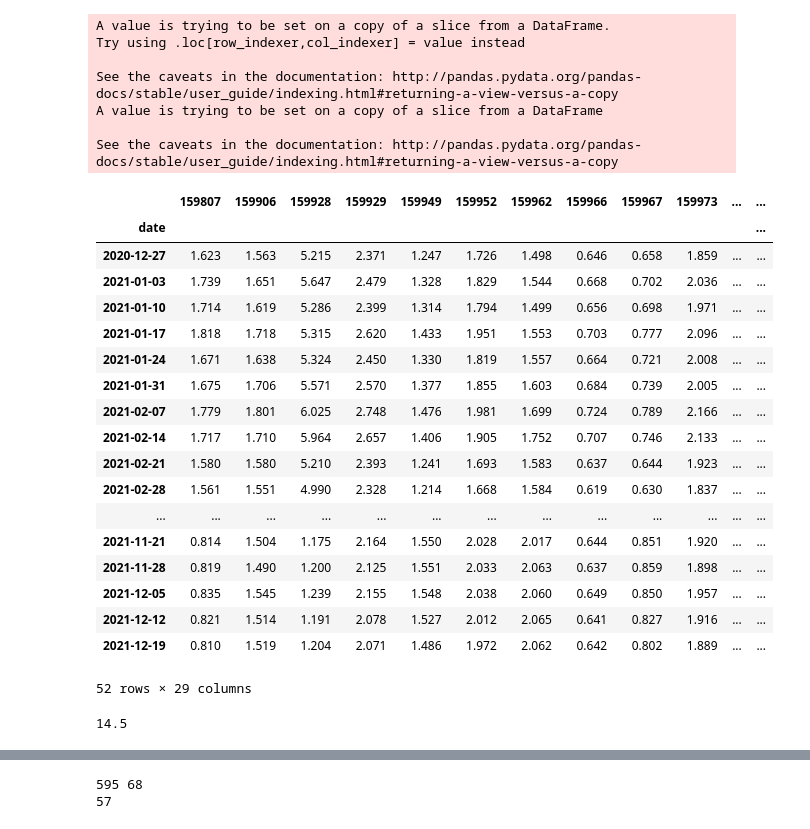
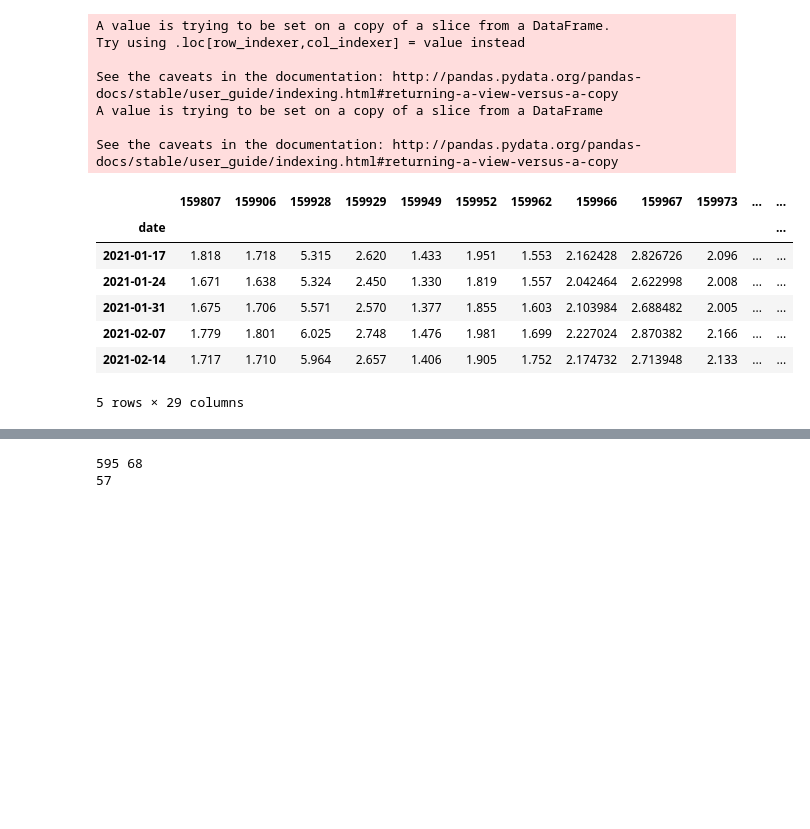
Before and after one commit to rufushuachen/code_bk, a Jupyter notebook: ETF.ipynb, the cells around one changed output, grey strips where cells are left out. Cells and saved outputs as stored; diff of their text form; code cells hidden in the pictures; blank space fills up the shorter version.

```diff
--- a/ETF.ipynb
+++ b/ETF.ipynb
@@ -13,6 +13,11 @@ plt.style.use('ggplot')
 
 
 def ret_df(w):
+    """
+    1.计算指数收益率，形成序列
+    2.对每个指数收益率序列计算中位数
+    3.对中位数进行排序
+    """
     path = 'D:\\Quant_Code\\data\\index\\weekly_index.csv'
 #     path = 'D:\\Quant_Code\\data\\index\\weekly_sw_3.csv'
     df = pd.read_csv(path)
@@ -21,11 +26,11 @@ def ret_df(w):
     for i in codes:
         df_t = df[df['code'] == i]
         df_t.reset_index(drop=True,inplace=True)
-        df_t['ret'] =(df_t['close_last']/df_t['close_last'].shift(w)-1)
+        df_t['ret'] =(df_t['close_last']/df_t['close_last'].shift(w)-1)    #计算收益率
         df_t= df_t.iloc[w:].fillna(0)
-        df_list.append(np.median(df_t['ret']))
+        df_list.append(np.median(df_t['ret'])) #计算中位数
 
-    res = sorted(dict(zip(codes,df_list)).items(),key=lambda x:x[1],reverse=True)
+    res = sorted(dict(zip(codes,df_list)).items(),key=lambda x:x[1],reverse=True) #排序
     codes_sorted = list()
     for i in res:
         codes_sorted.append(i[0])
@@ -40,12 +45,12 @@ def get_ETF_filt(path='D:\\Quant_Code\\data\\ETF\\ETF_filt.csv'):
 
 
 def format_str(se):
-    return re.sub(r'[\%]', "", str(se))
+    return re.sub(r'[\%]', "", str(se)) #替换字符'%'
 def format_str_code(se):
-    return re.sub(r'[\D]', "", str(se))
+    return re.sub(r'[\D]', "", str(se)) #替换非数字的字符,去除ETF代码中的特殊字符
 
 def get_ETF_codes():
-    codes = ret_df(12)[0:66]
+    codes = ret_df(12)[0:66] #选取排名靠前的66个指数
     df = get_ETF_filt()
     codes_list = list()
     names_list = list()
@@ -55,64 +60,49 @@ def get_ETF_codes():
         if df_t['name'].tolist()[0:2]:
             codes_list.append(df_t['name'].tolist()[0])
             names_list.append(df_t['code'].tolist()[0])
-    [format_str_code(i) for i in names_list]
+    #[format_str_code(i) for i in names_list]
     return [format_str_code(i) for i in names_list],codes_list
 
-def get_weekly_ETF_data(path='D:\\Quant_Code\\data\\ETF\\weekly_ETF.csv'):
+def get_weekly_ETF_data(path='D:\\Quant_Code\\data\\ETF_weekly\\weekly_ETF_hfq20220113.csv'):
     df_list =list()
     df = pd.read_csv(path)
     df['code'] = df['code'].apply(lambda x: format_str_code(x))
-    cols =['date','code','close_last']
-    names,codes = get_ETF_codes()
+    cols =['date','code','close_hfq_last']
+    names,codes = get_ETF_codes() #names:代码，codes:汉字名
 
     df_t = df[cols].copy()
     for code in names:
         df_s = df_t[df_t['code']==code].copy()
         if df_s.shape[0] >= 52:
             df_s = df_s.iloc[-52:].copy()
             df_s.set_index(['date','code'],inplace=True)
             df_list.append(df_s)
     df_res =pd.concat(df_list,axis=0)
     cols = [''.join(col) for col in df_res.columns.values] #把双层索引连接成字符串
     df_res.columns = [format_str_code(i) for i in cols] #保留双层索引数字部分
 
     return df_res.unstack()
 
 
 df = get_weekly_ETF_data()
 
 
 df.columns = [i[1] for  i in df.columns] #把双层索引转为单层索引
 
-df
+df.head()
 # %% [output]
 A value is trying to be set on a copy of a slice from a DataFrame.
 Try using .loc[row_indexer,col_indexer] = value instead
 
 See the caveats in the documentation: http://pandas.pydata.org/pandas-docs/stable/user_guide/indexing.html#returning-a-view-versus-a-copy
 A value is trying to be set on a copy of a slice from a DataFrame
 
 See the caveats in the documentation: http://pandas.pydata.org/pandas-docs/stable/user_guide/indexing.html#returning-a-view-versus-a-copy
 |  | 159807 | 159906 | 159928 | 159929 | 159949 | 159952 | 159962 | 159966 | 159967 | 159973 | ... | ... |
 | date |  |  |  |  |  |  |  |  |  |  |  | ... |
-| 2020-12-27 | 1.623 | 1.563 | 5.215 | 2.371 | 1.247 | 1.726 | 1.498 | 0.646 | 0.658 | 1.859 | ... | ... |
-| 2021-01-03 | 1.739 | 1.651 | 5.647 | 2.479 | 1.328 | 1.829 | 1.544 | 0.668 | 0.702 | 2.036 | ... | ... |
-| 2021-01-10 | 1.714 | 1.619 | 5.286 | 2.399 | 1.314 | 1.794 | 1.499 | 0.656 | 0.698 | 1.971 | ... | ... |
-| 2021-01-17 | 1.818 | 1.718 | 5.315 | 2.620 | 1.433 | 1.951 | 1.553 | 0.703 | 0.777 | 2.096 | ... | ... |
-| 2021-01-24 | 1.671 | 1.638 | 5.324 | 2.450 | 1.330 | 1.819 | 1.557 | 0.664 | 0.721 | 2.008 | ... | ... |
-| 2021-01-31 | 1.675 | 1.706 | 5.571 | 2.570 | 1.377 | 1.855 | 1.603 | 0.684 | 0.739 | 2.005 | ... | ... |
-| 2021-02-07 | 1.779 | 1.801 | 6.025 | 2.748 | 1.476 | 1.981 | 1.699 | 0.724 | 0.789 | 2.166 | ... | ... |
-| 2021-02-14 | 1.717 | 1.710 | 5.964 | 2.657 | 1.406 | 1.905 | 1.752 | 0.707 | 0.746 | 2.133 | ... | ... |
-| 2021-02-21 | 1.580 | 1.580 | 5.210 | 2.393 | 1.241 | 1.693 | 1.583 | 0.637 | 0.644 | 1.923 | ... | ... |
-| 2021-02-28 | 1.561 | 1.551 | 4.990 | 2.328 | 1.214 | 1.668 | 1.584 | 0.619 | 0.630 | 1.837 | ... | ... |
-| ... | ... | ... | ... | ... | ... | ... | ... | ... | ... | ... | ... | ... |
-| 2021-11-21 | 0.814 | 1.504 | 1.175 | 2.164 | 1.550 | 2.028 | 2.017 | 0.644 | 0.851 | 1.920 | ... | ... |
-| 2021-11-28 | 0.819 | 1.490 | 1.200 | 2.125 | 1.551 | 2.033 | 2.063 | 0.637 | 0.859 | 1.898 | ... | ... |
-| 2021-12-05 | 0.835 | 1.545 | 1.239 | 2.155 | 1.548 | 2.038 | 2.060 | 0.649 | 0.850 | 1.957 | ... | ... |
-| 2021-12-12 | 0.821 | 1.514 | 1.191 | 2.078 | 1.527 | 2.012 | 2.065 | 0.641 | 0.827 | 1.916 | ... | ... |
-| 2021-12-19 | 0.810 | 1.519 | 1.204 | 2.071 | 1.486 | 1.972 | 2.062 | 0.642 | 0.802 | 1.889 | ... | ... |
+| 2021-01-17 | 1.818 | 1.718 | 5.315 | 2.620 | 1.433 | 1.951 | 1.553 | 2.162428 | 2.826726 | 2.096 | ... | ... |
+| 2021-01-24 | 1.671 | 1.638 | 5.324 | 2.450 | 1.330 | 1.819 | 1.557 | 2.042464 | 2.622998 | 2.008 | ... | ... |
+| 2021-01-31 | 1.675 | 1.706 | 5.571 | 2.570 | 1.377 | 1.855 | 1.603 | 2.103984 | 2.688482 | 2.005 | ... | ... |
+| 2021-02-07 | 1.779 | 1.801 | 6.025 | 2.748 | 1.476 | 1.981 | 1.699 | 2.227024 | 2.870382 | 2.166 | ... | ... |
+| 2021-02-14 | 1.717 | 1.710 | 5.964 | 2.657 | 1.406 | 1.905 | 1.752 | 2.174732 | 2.713948 | 2.133 | ... | ... |
-52 rows × 29 columns
+5 rows × 29 columns
-# %%
-29 / 2
-# %% [output]
-14.5
```
Also changed, not shown: parts of 10 cells of this notebook, 3 other files.
